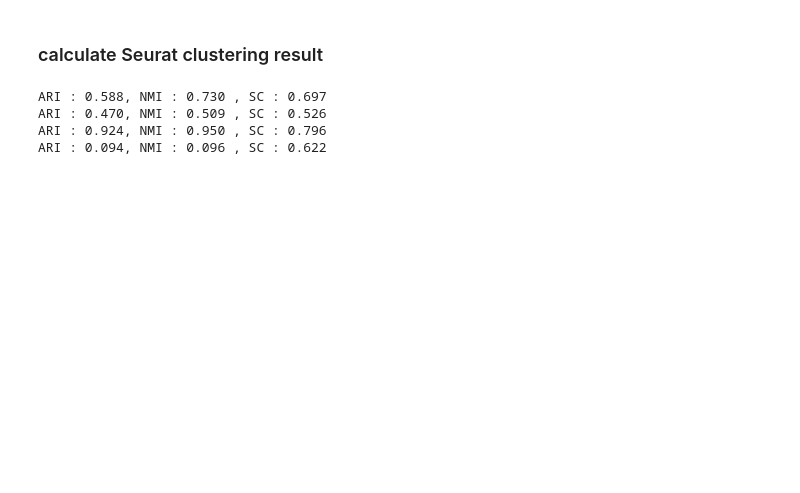
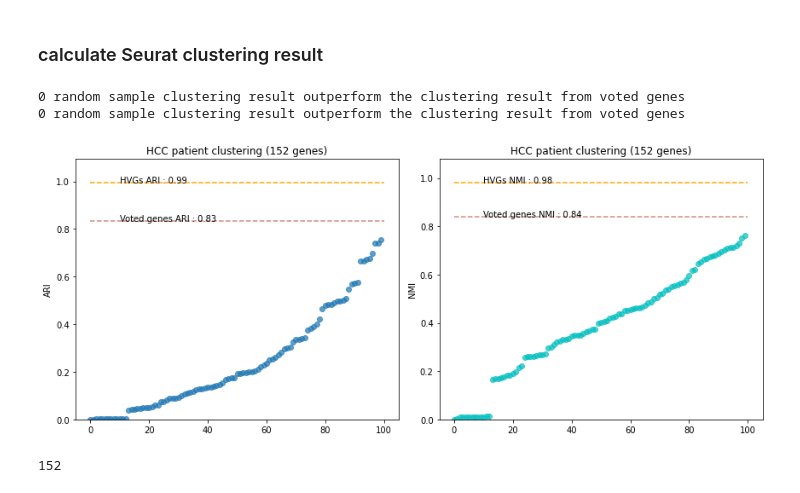
Before and after one commit to brucewu1996/LIHC-Anomaly-detection, a Jupyter notebook: manuscript/seurat_hvgs_comparison.ipynb, the cells around one changed output. Drawn from its saved outputs; the diff is of its cells as text; code cells hidden in the pictures; blank space fills up the shorter version.

```diff
--- a/manuscript/seurat_hvgs_comparison.ipynb
+++ b/manuscript/seurat_hvgs_comparison.ipynb
@@ -84,21 +128,44 @@ embedding_df = pd.read_csv("/home/bruce1996/data/LIHC_anomaly_detection/manuscri
-# %%
-conditions = ['stage','virus','patient','Advance_celltype']
-metric_df = pd.DataFrame(np.zeros([4,3]),index=conditions,columns=['ARI','NMI','SC'])
-for condition in  conditions :
-    converter = metadata_coverter(embedding_df[condition])
-    ground_truth = embedding_df[condition].replace(converter)
-
-    n_cluster = max(ground_truth) + 1
-    embedding = embedding_df.iloc[:,0:2].to_numpy()
-    kmeans_result = KMeans(n_clusters=n_cluster).fit_predict(embedding) # type: ignore
-    metric_dict = {}
-    metric_df.loc[condition,'ARI'] = adjusted_rand_score(ground_truth,kmeans_result)
-    metric_df.loc[condition,'NMI'] = normalized_mutual_info_score(ground_truth,kmeans_result)
-    metric_df.loc[condition,'SC'] = silhouette_score(embedding,labels=kmeans_result) # type: ignore
-    print("ARI : %0.3f, NMI : %0.3f , SC : %0.3f" % (metric_df.loc[condition,'ARI'] ,metric_df.loc[condition,'NMI'],metric_df.loc[condition,'SC']) )
-metric_df.to_csv("/home/bruce1996/data/LIHC_anomaly_detection/manuscript/material/scRNA_seurat/seurat_hvgs_umap_clustering_measurement.txt",sep='\t')
-# %% [output]
-ARI : 0.588, NMI : 0.730 , SC : 0.697
-ARI : 0.470, NMI : 0.509 , SC : 0.526
-ARI : 0.924, NMI : 0.950 , SC : 0.796
-ARI : 0.094, NMI : 0.096 , SC : 0.622
+# %%
+candidate_gene = list(set(vote.index[vote['Vote'] > 200]).intersection(exp_m.index))
+condition = 'patient'
+title_dict = {'virus' : "Virus type clustering (152 genes)",'patient' : "HCC patient clustering (152 genes)"}
+stage_d = metadata_coverter(metadata[condition])
+y_true = metadata.loc[exp_m.columns,condition].replace(stage_d).values
+random_clustering_comparison = pd.read_csv("/home/bruce1996/data/LIHC_anomaly_detection/manuscript/material/scRNA_measurement/%s_highly_voted_genes_random_sampling_cluster_result.txt" % condition,sep='\t',index_col=0)
+random_clustering_result = random_clustering_comparison.iloc[:100,:]
+voted_gene_res = random_clustering_comparison.loc['Voted genes',:]
+seurat_res = random_clustering_comparison.loc['Seurat HVGs',:]
+# %%
+fig,axs = plt.subplots(1,2,figsize = (12,5))
+axes = axs.ravel()
+
+for m_idx,metric in enumerate(['ARI','NMI']) :
+    ax = axes[m_idx]
+    metric_result = random_clustering_result[metric].values
+    random_res = sorted(metric_result)
+    print("%d random sample clustering result outperform the clustering result from voted genes" % sum(random_res > seurat_res[metric]))
+    x = np.arange(100)
+    if metric == 'NMI' :
+        ax.scatter(x,random_res,alpha=0.7,c='c')
+    else :
+        ax.scatter(x,random_res,alpha=0.7)
+    ax.hlines(y=seurat_res[metric],xmin=0,xmax=100,linestyles='--',colors='orange')
+    ax.hlines(y=voted_gene_res[metric],xmin=0,xmax=100,linestyles='--',colors='#CD8D7A')
+    ax.set_ylabel(metric)
+    ax.set_title(title_dict[condition])
+    #ax.set_title("Seurat HVGs UMAP + HDBSCAN clustering result")
+    ax.set_ylim([random_res[0] * 0.9,max(random_clustering_comparison[metric])*1.1])
+    ax.text(10,seurat_res[metric],"HVGs %s : %0.2f" % (metric,seurat_res[metric]))
+    ax.text(10,voted_gene_res[metric],"Voted genes %s : %0.2f" % (metric,voted_gene_res[metric]))
+plt.tight_layout()
+
+plt.savefig("/home/bruce1996/data/LIHC_anomaly_detection/manuscript/material/scRNA_measurement/highly_voted_genes_random_sampling_cluster_result_%s.pdf" % condition,
+            format='pdf',dpi=300,bbox_inches='tight')
+# %% [output]
+0 random sample clustering result outperform the clustering result from voted genes
+0 random sample clustering result outperform the clustering result from voted genes
+[figure, added]
+# %%
+len(candidate_gene)
+# %% [output]
+152
```
Also changed, not shown: parts of 11 cells of this notebook, 3 other files.
